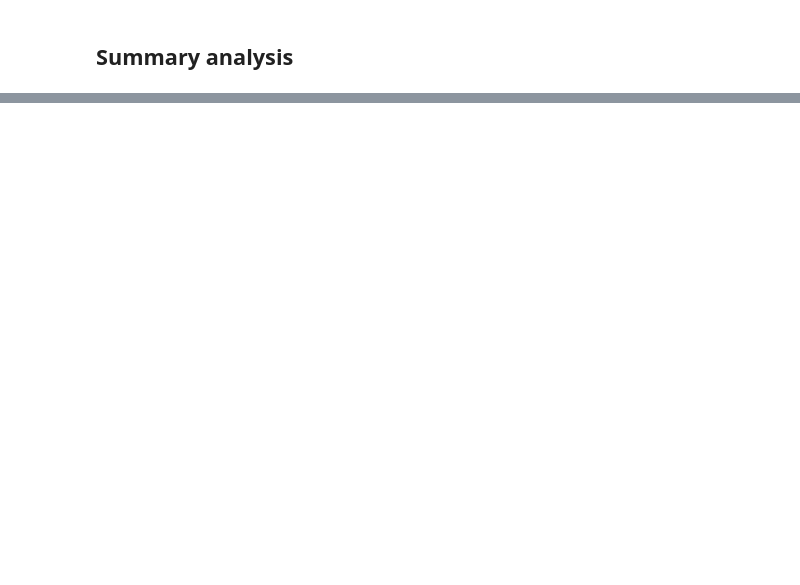
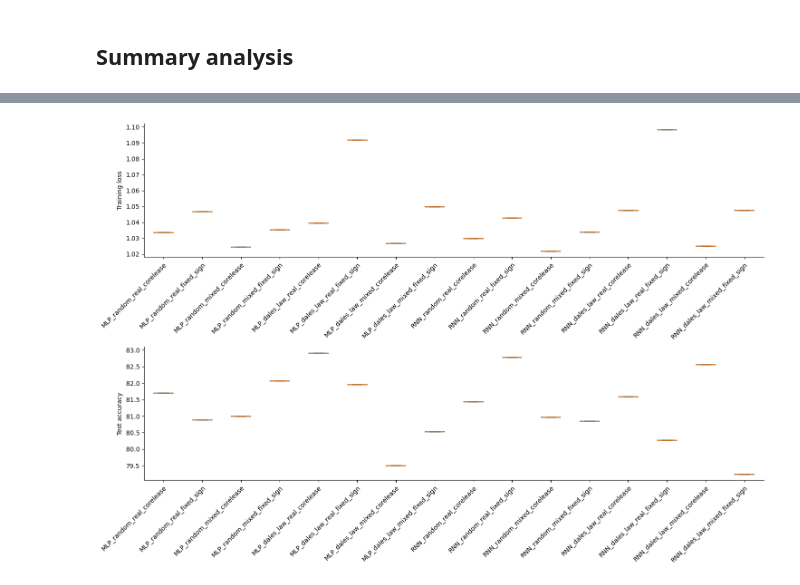
Before and after one commit to shunnnli/EP-LHb-model, a Jupyter notebook: model_comparisons.ipynb, the cells around one changed output, grey strips where cells are left out. Saved outputs shown, nothing was run; the diff lists cells and outputs as text; code cells hidden in the pictures; blank space fills up the shorter version.

```diff
--- a/model_comparisons.ipynb
+++ b/model_comparisons.ipynb
@@ -219,0 +219,37 @@ Test Accuracy: [17.4      89.399994 90.74     91.61     92.285    92.565    92.9
+# %%
+# Plot bar plots of different conditions
+
+fig, axs = plt.subplots(2,1,figsize=(15, 10))
+
+# Plot loss
+mean_loss = []
+sem_loss = []
+for network in training_loss_summary:
+    mean_loss.append(np.mean(training_loss_summary[network],axis=1))
+    # sem_loss.extend(stats.sem(training_loss_summary[network],axis=1))
+
+axs[0].boxplot(mean_loss,positions=np.arange(len(mean_loss)))
+axs[0].set_xticks(x)
+axs[0].set_xticklabels(training_loss_summary.keys())
+axs[0].set_ylabel('Training loss')
+# Rotate the tick labels and set their alignment.
+plt.setp(axs[0].get_xticklabels(), rotation=45, ha="right",
+            rotation_mode="anchor")
+
+# Plot accuracy
+mean_acc = []
+sem_acc = []
+for network in test_accuracy_summary:
+    mean_acc.append(np.mean(test_accuracy_summary[network],axis=1))
+    # sem_acc.extend(stats.sem(test_accuracy_summary[network],axis=1))
+
+axs[1].boxplot(mean_acc,positions=np.arange(len(mean_acc)))
+axs[1].set_xticks(x)
+axs[1].set_xticklabels(test_accuracy_summary.keys())
+axs[1].set_ylabel('Test accuracy')
+# Rotate the tick labels and set their alignment.
+plt.setp(axs[1].get_xticklabels(), rotation=45, ha="right",
+            rotation_mode="anchor")
+plt.show()
+# %% [output]
+[figure, added]
```
Also changed, not shown: parts of 11 cells of this notebook, 3 other files.
